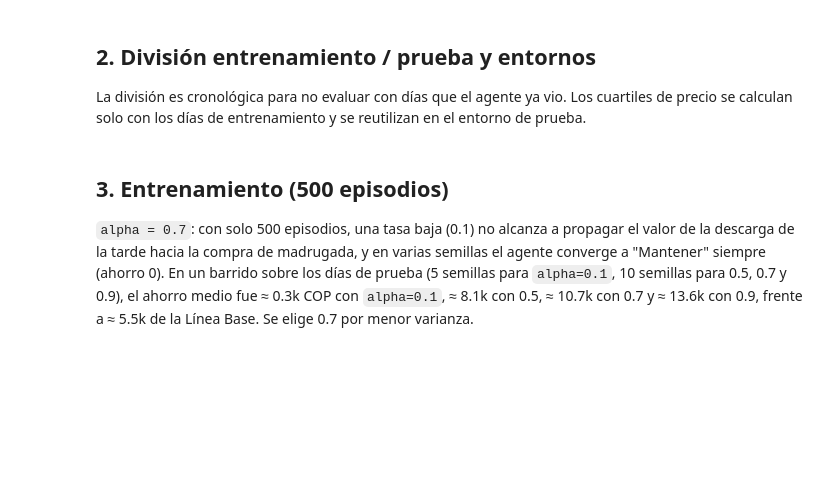
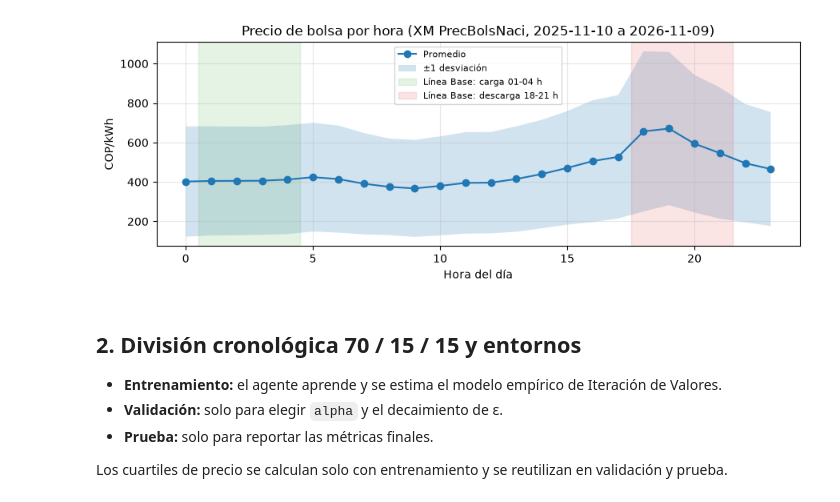
Before and after one commit to JoanP-B/si3003-despacho-energia-joanperalta, a Jupyter notebook: notebooks/02_mdp_rl.ipynb, the cells around one changed output. Saved outputs shown, nothing was run; the diff lists cells and outputs as text; code cells hidden in the pictures; blank space fills up the shorter version.

Commit message:
feat: Cambios importantes en la logica del proyecto y funcionalidad

```diff
--- a/notebooks/02_mdp_rl.ipynb
+++ b/notebooks/02_mdp_rl.ipynb
@@ -13,10 +17,9 @@ Flujo del notebook:
 # %%
 from __future__ import annotations
-
 import sys
+import time
 from datetime import date
 from pathlib import Path
-
 import numpy as np
 import pandas as pd
 import matplotlib.pyplot as plt
@@ -25,18 +28,19 @@ RAIZ = Path.cwd().parent if Path.cwd().name == "notebooks" else Path.cwd()
 if str(RAIZ) not in sys.path:
     sys.path.insert(0, str(RAIZ))
 
+from src.data.download_xm import obtener_serie_horaria
 from src.part1_rl.environment import BatteryEnv, Accion
 from src.part1_rl.agent import QLearningAgent
+from src.part1_rl.value_iteration import value_iteration_policy
 
 SEMILLA = 42
-EPISODIOS = 500
-FRACCION_TRAIN = 0.8
-
-# Fuente de datos: True intenta XM / plan B; False usa directamente la serie simulada.
-USAR_XM = False
-FECHA_INICIO, FECHA_FIN = date(2024, 1, 1), date(2024, 6, 30)
-
-# Parámetros físicos: capacidad 10 kWh -> 4 niveles de 2.5 kWh.
-# Con ENERGIA_POR_NIVEL_KWH = 1.0 la recompensa es exactamente ±precio (COP/kWh).
+EPISODIOS = 5000
+FRACCION_TRAIN, FRACCION_VAL = 0.70, 0.15  # el 15 % restante es prueba
+# Periodo fijo (365 días) para que los resultados sean reproducibles.
+USAR_XM = True
+FECHA_INICIO, FECHA_FIN = date(2025, 11, 10), date(2026, 11, 9)
+# Con 1 kWh por escalón (batería de 4 kWh) la recompensa es exactamente ±precio (COP/kWh).
 ENERGIA_POR_NIVEL_KWH = 1.0
+GAMMA = 0.99
+PENALIZACION = -1000.0
 # %% [markdown]
@@ -103,0 +52,10 @@ print(df_precios["precio_cop_kwh"].describe().round(1))
+# %%
+if not USAR_XM:
+    raise RuntimeError("Este notebook reporta resultados con datos reales: deja USAR_XM = True.")
+df_precios, ORIGEN = obtener_serie_horaria(FECHA_INICIO, FECHA_FIN)
+FUENTE = "XM PrecBolsNaci"
+df_precios["fecha"] = df_precios["timestamp"].dt.date
+df_precios["hora"] = df_precios["timestamp"].dt.hour
+print(f"Origen: {ORIGEN} | días: {df_precios['fecha'].nunique()} | horas: {len(df_precios)} | "
+      f"{df_precios['fecha'].min()} a {df_precios['fecha'].max()}")
+print(df_precios["precio_cop_kwh"].describe().round(1))
@@ -104,17 +74,13 @@ print(df_precios["precio_cop_kwh"].describe().round(1))
 # %%
 perfil = df_precios.groupby("hora")["precio_cop_kwh"].agg(["mean", "std"])
 plt.figure(figsize=(9, 3.5))
 plt.plot(perfil.index, perfil["mean"], marker="o", label="Promedio")
 plt.fill_between(perfil.index, perfil["mean"] - perfil["std"], perfil["mean"] + perfil["std"],
                  alpha=0.2, label="±1 desviación")
-plt.axvline(2, color="tab:green", ls="--", label="Baseline: cargar 02:00")
-plt.axvline(19, color="tab:red", ls="--", label="Baseline: descargar 19:00")
-plt.title(f"Precio de bolsa por hora ({FUENTE})")
-plt.xlabel("Hora del día"); plt.ylabel("COP/kWh"); plt.legend(); plt.grid(alpha=0.3)
+plt.axvspan(0.5, 4.5, color="tab:green", alpha=0.12, label="Línea Base: carga 01-04 h")
+plt.axvspan(17.5, 21.5, color="tab:red", alpha=0.12, label="Línea Base: descarga 18-21 h")
+plt.title(f"Precio de bolsa por hora ({FUENTE}, {FECHA_INICIO} a {FECHA_FIN})")
+plt.xlabel("Hora del día"); plt.ylabel("COP/kWh"); plt.legend(fontsize=8); plt.grid(alpha=0.3)
 plt.tight_layout(); plt.show()
+# %% [output]
+[figure, added]
-# %% [markdown]
-## 2. División entrenamiento / prueba y entornos
-
-La división es cronológica para no evaluar con días que el agente ya vio.
-Los cuartiles de precio se calculan solo con los días de entrenamiento y se
-reutilizan en el entorno de prueba.
@@ -139,9 +87,8 @@ print("Umbrales de cuartil (p25, p50, p75):", env_train.umbrales_precio.round(1)
-# %% [markdown]
-## 3. Entrenamiento (500 episodios)
-
-`alpha = 0.7`: con solo 500 episodios, una tasa baja (0.1) no alcanza a propagar el
-valor de la descarga de la tarde hacia la compra de madrugada, y en varias semillas el
-agente converge a "Mantener" siempre (ahorro 0). En un barrido sobre los días de prueba
-(5 semillas para `alpha=0.1`, 10 semillas para 0.5, 0.7 y 0.9), el ahorro medio fue
-≈ 0.3k COP con `alpha=0.1`, ≈ 8.1k con 0.5, ≈ 10.7k con 0.7 y
-≈ 13.6k con 0.9, frente a ≈ 5.5k de la Línea Base. Se elige 0.7 por menor varianza.
+# %% [markdown]
+## 2. División cronológica 70 / 15 / 15 y entornos
+
+- **Entrenamiento:** el agente aprende y se estima el modelo empírico de Iteración de Valores.
+- **Validación:** solo para elegir `alpha` y el decaimiento de ε.
+- **Prueba:** solo para reportar las métricas finales.
+
+Los cuartiles de precio se calculan solo con entrenamiento y se reutilizan en validación y prueba.
```
Also changed, not shown: parts of 19 cells of this notebook, 8 other files.
